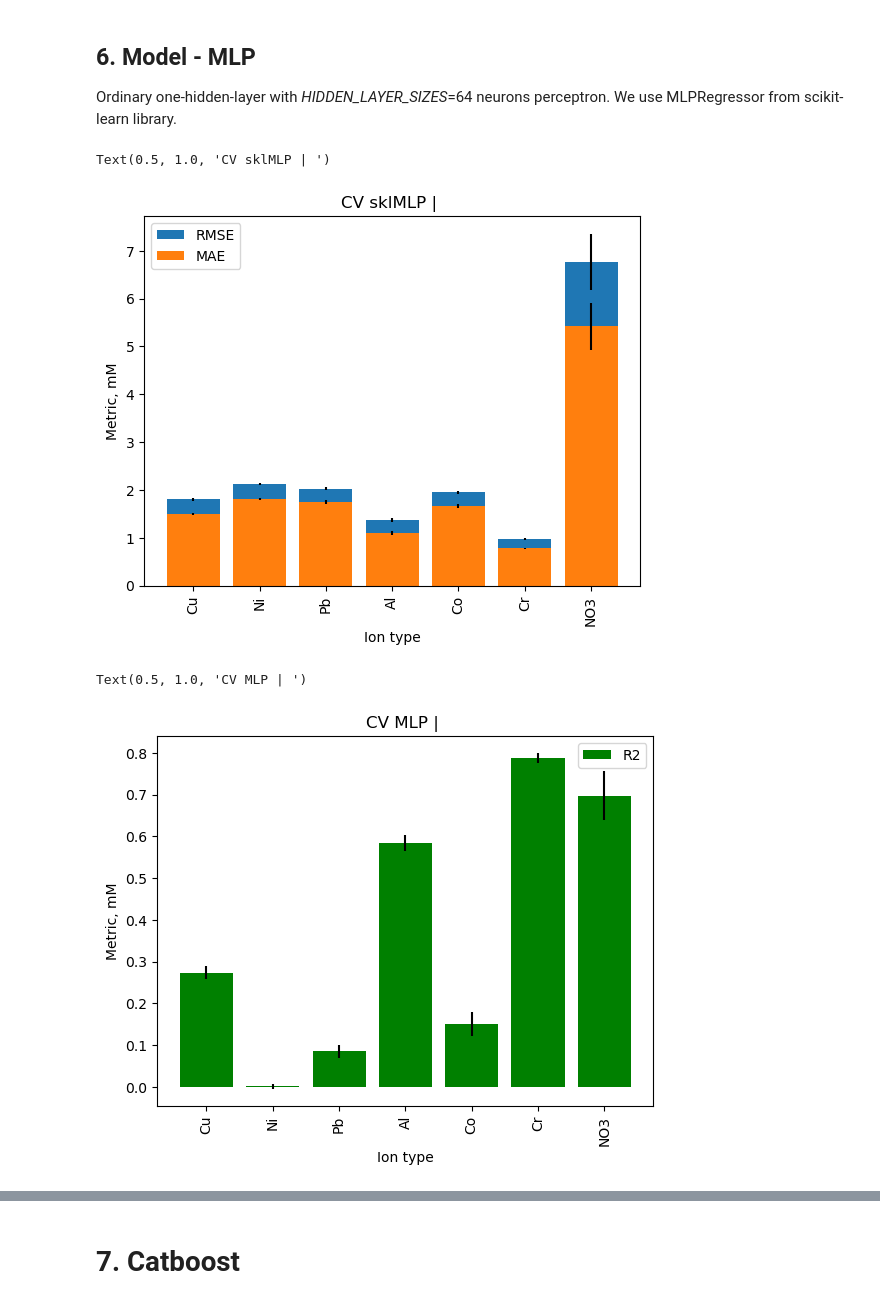
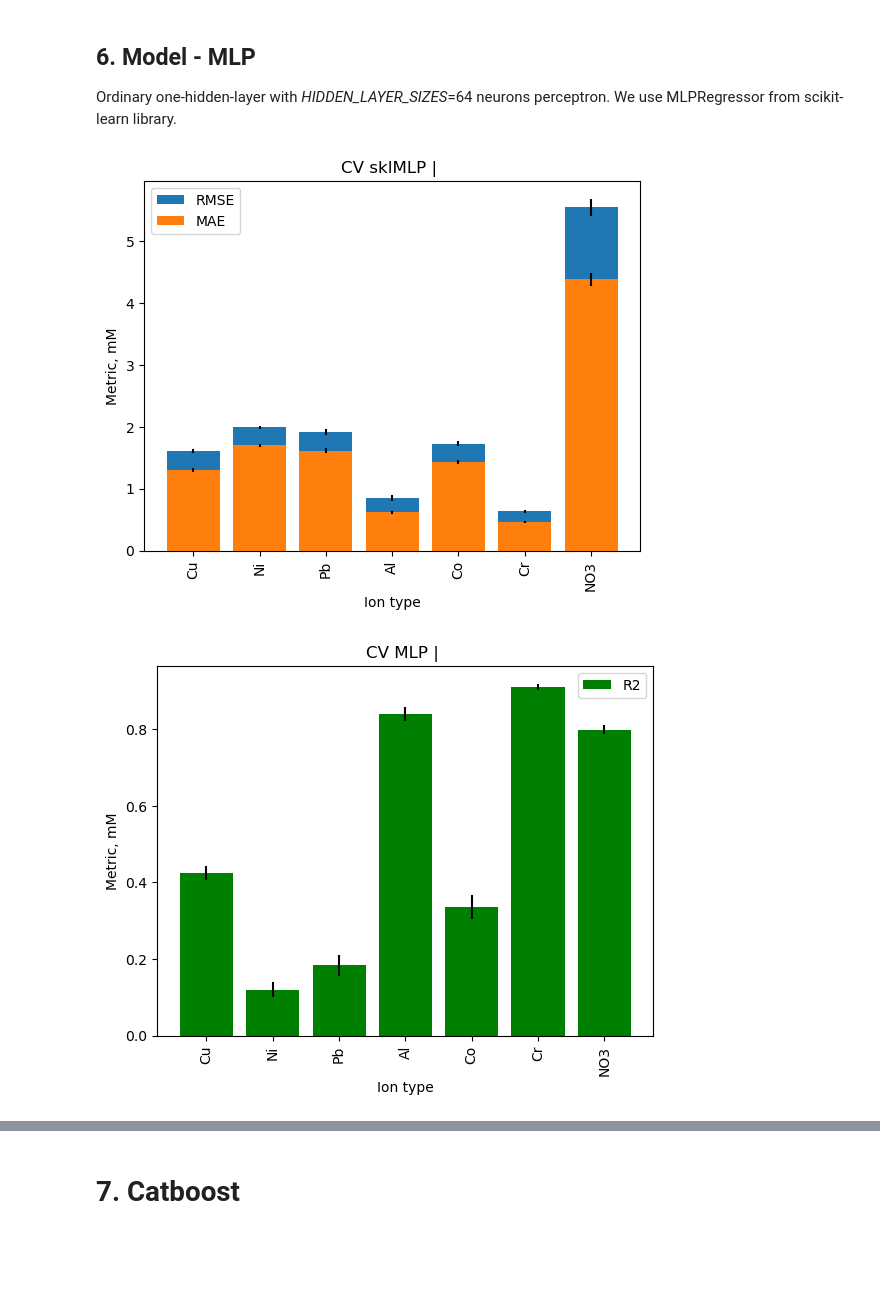
Before and after one commit to Gavr101/Spectroscopy_FL_7_ions, a Jupyter notebook: Augmentation/Multi_Exper_diff_m.ipynb, the cells around one changed output, grey strips where cells are left out. Drawn from its saved outputs; the diff is of its cells as text; code cells hidden in the pictures; blank space fills up the shorter version.

```diff
--- a/Augmentation/Multi_Exper_diff_m.ipynb
+++ b/Augmentation/Multi_Exper_diff_m.ipynb
@@ -129,6 +130,9 @@ VALIDATION_TRAIN_RATIO = 2 / 9 #7 / 9
 RS = None
 
 N_ITER_NO_CHANGE = 20
+# %%
+scaler_y = MinMaxScaler()
+scaler_x = StandardScaler()
 # %% [markdown]
 ## 6. Model - MLP
 Ordinary one-hidden-layer with *HIDDEN_LAYER_SIZES*=64 neurons perceptron.
@@ -156,7 +160,6 @@ l_PR_ION = ['Cu', 'Ni', 'Pb', 'Al', 'Co', 'Cr', 'NO3']
 mlp_mean_rmse, mlp_std_rmse = [], []
 mlp_mean_mae, mlp_std_mae = [], []
 mlp_mean_r2, mlp_std_r2 = [], []
-l_y_scaler_multiplier = []
 
 
 for PR_ION in tqdm(l_PR_ION):
@@ -171,6 +174,7 @@ for PR_ION in tqdm(l_PR_ION):
                          max_iter=mlp_MAX_ITER,
                          random_state=RS,
                          tol=TOL)
+    mlp_pipel = Pipeline([('scale', scaler_x), ('mlp', model)])
 
     # Choosing certain ion
     y = df_norm[[PR_ION]].to_numpy()
@@ -178,30 +182,24 @@ for PR_ION in tqdm(l_PR_ION):
     scaler_y = MinMaxScaler()
     y_all_scaled = scaler_y.fit_transform(y)
     y_scaler_multiplier = scaler_y.data_max_[0] - scaler_y.data_min_[0]
-    l_y_scaler_multiplier.append(y_scaler_multiplier)
 
-    cv_rf_kf = cross_validate(model, x, y_all_scaled.ravel(), cv=KFold(shuffle=True, n_splits=n_splits), scoring=scoring)
+    cv_rf_kf = cross_validate(mlp_pipel, x, y_all_scaled.ravel(), cv=KFold(shuffle=True, n_splits=n_splits), scoring=scoring)
 
-    mlp_mean_mae.append(np.mean(cv_rf_kf['test_mae']))
-    mlp_std_mae.append(np.std(cv_rf_kf['test_mae']))
+    mlp_mean_mae.append(np.mean(cv_rf_kf['test_mae']) * y_scaler_multiplier)
+    mlp_std_mae.append(np.std(cv_rf_kf['test_mae']) * y_scaler_multiplier)
 
-    mlp_mean_rmse.append(np.mean(cv_rf_kf['test_rmse']))
-    mlp_std_rmse.append(np.std(cv_rf_kf['test_rmse']))
+    mlp_mean_rmse.append(np.mean(cv_rf_kf['test_rmse']) * y_scaler_multiplier)
+    mlp_std_rmse.append(np.std(cv_rf_kf['test_rmse']) * y_scaler_multiplier)
 
     mlp_mean_r2.append(np.mean(cv_rf_kf['test_r2']))
     mlp_std_r2.append(np.std(cv_rf_kf['test_r2']))
 # %%
-plt.bar(l_PR_ION, np.array(mlp_mean_rmse) * np.array(l_y_scaler_multiplier),
-             yerr=np.array(mlp_std_rmse) * np.array(l_y_scaler_multiplier)) # , fmt='o-'
-plt.bar(l_PR_ION, np.array(mlp_mean_mae) * np.array(l_y_scaler_multiplier),
-             yerr=np.array(mlp_std_mae) * np.array(l_y_scaler_multiplier)) # , fmt='o-'
+plt.bar(l_PR_ION, mlp_mean_rmse,
+             yerr=mlp_std_rmse) # , fmt='o-'
+plt.bar(l_PR_ION, mlp_mean_mae,
+             yerr=mlp_std_mae) # , fmt='o-'
 
-'''
-plt.errorbar(l_PR_ION, np.array(mlp_mean_rmse) * np.array(l_y_scaler_multiplier),
-             yerr=np.array(mlp_std_rmse) * np.array(l_y_scaler_multiplier)) # , fmt='o-'
-plt.errorbar(l_PR_ION, np.array(mlp_mean_mae) * np.array(l_y_scaler_multiplier),
-             yerr=np.array(mlp_std_mae) * np.array(l_y_scaler_multiplier)) # , fmt='o-'
-'''
+
 #plt.xscale('log')
 #plt.yscale('log')
 plt.xticks(rotation=90)
@@ -209,20 +207,22 @@ plt.xlabel('Ion type') #'number of params'
 plt.ylabel('Metric, mM')
 plt.legend(['RMSE', 'MAE'])
 plt.title(f'CV sklMLP | ')
+
+plt.savefig('Output_data/Multi_Exper_diff_m_mlp_1.png')
 # %% [output]
-Text(0.5, 1.0, 'CV sklMLP | ')
-[figure, old version]
+[figure, new version]
 # %%
-plt.bar(l_PR_ION, np.array(mlp_mean_r2),
-             yerr=np.array(mlp_std_r2), color='g') # , fmt='o-'
+plt.bar(l_PR_ION, (mlp_mean_r2),
+             yerr=mlp_std_r2, color='g') # , fmt='o-'
 
 #plt.xscale('log')
 #plt.yscale('log')
 plt.xticks(rotation=90)
 plt.xlabel('Ion type') #'number of params'
 plt.ylabel('Metric, mM')
 plt.legend(['R2'])
 plt.title(f'CV MLP | ')
+
+plt.savefig('Output_data/Multi_Exper_diff_m_mlp_2.png')
 # %% [output]
-Text(0.5, 1.0, 'CV MLP | ')
-[figure, old version]
+[figure, new version]
```
Also changed, not shown: parts of 34 cells of this notebook, 13 other files.
